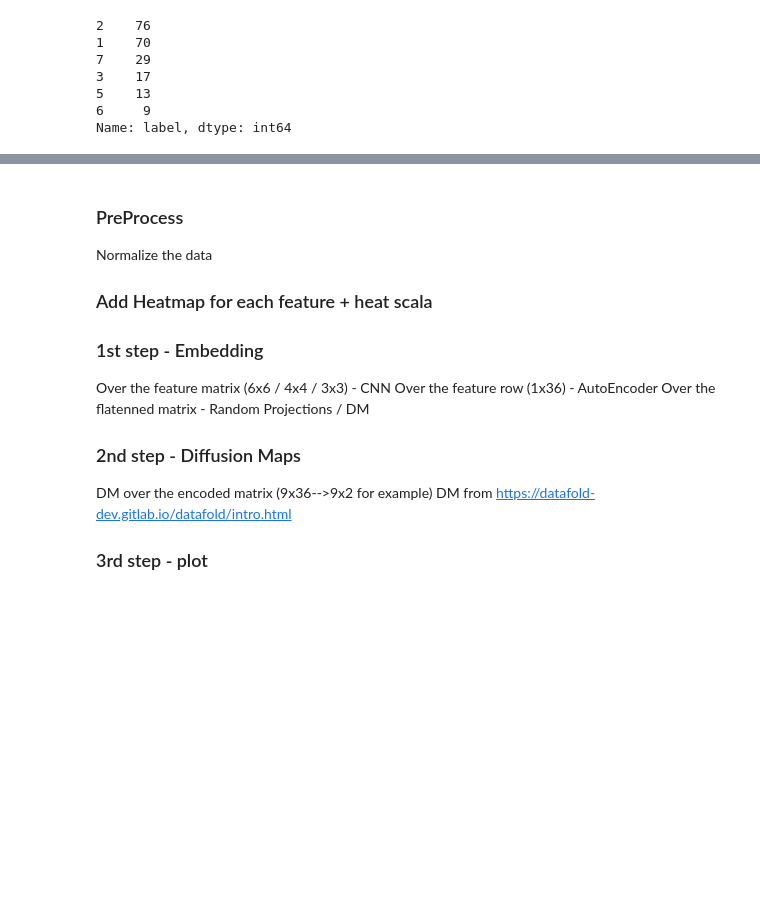
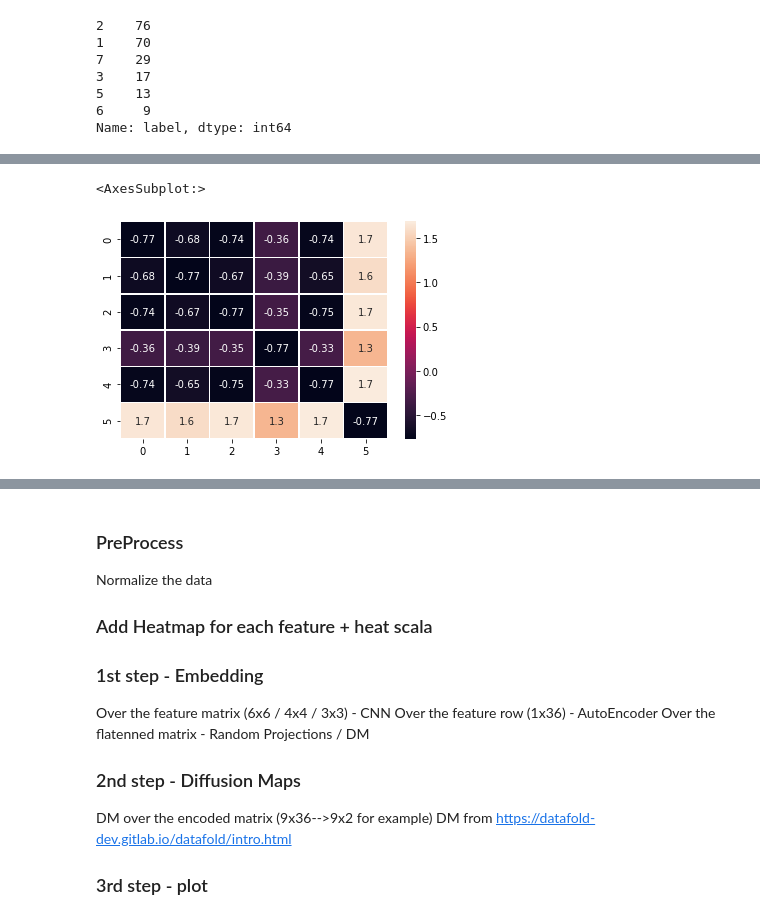
Before and after one commit to Omer-Hedvat/Thesis-TauTransformer, a Jupyter notebook: Omer's notebook.ipynb, the cells around one changed output, grey strips where cells are left out. Cells and saved outputs as stored; diff of their text form; code cells hidden in the pictures; blank space fills up the shorter version.

```diff
--- a/Omer's notebook.ipynb
+++ b/Omer's notebook.ipynb
@@ -109,0 +119,6 @@ def calc_dist(dist_func_name, df, target_col):
+# %%
+def calc_mean_std(df):
+    mean = feature_mat.mean().mean()
+    var = sum([((x - mean) ** 2) for x in flatten(feature_mat.values)]) / len(flatten(feature_mat.values))
+    std = var**0.5
+    return mean, std
@@ -147,0 +171,9 @@ im = ax.imshow(df_dists)
+# %%
+feature = 'feature_8'
+# %%
+feature_mat = wasser_dist_dict[feature]
+mean, std = calc_mean_std(feature_mat)
+sns.heatmap((feature_mat-mean)/std, annot=True,  linewidths=.5)
+# %% [output]
+<AxesSubplot:>
+[figure, added]
```
Also changed, not shown: parts of 12 cells of this notebook.
